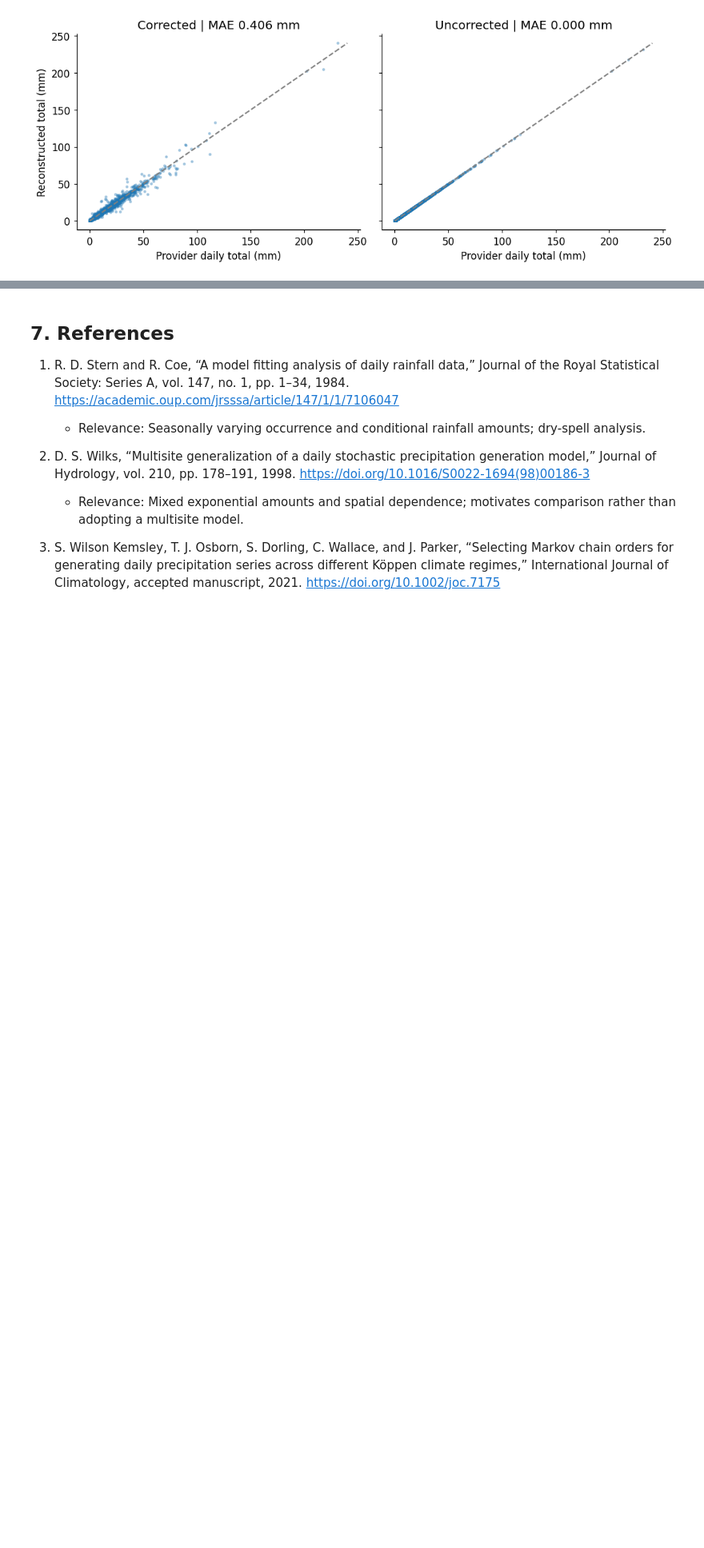
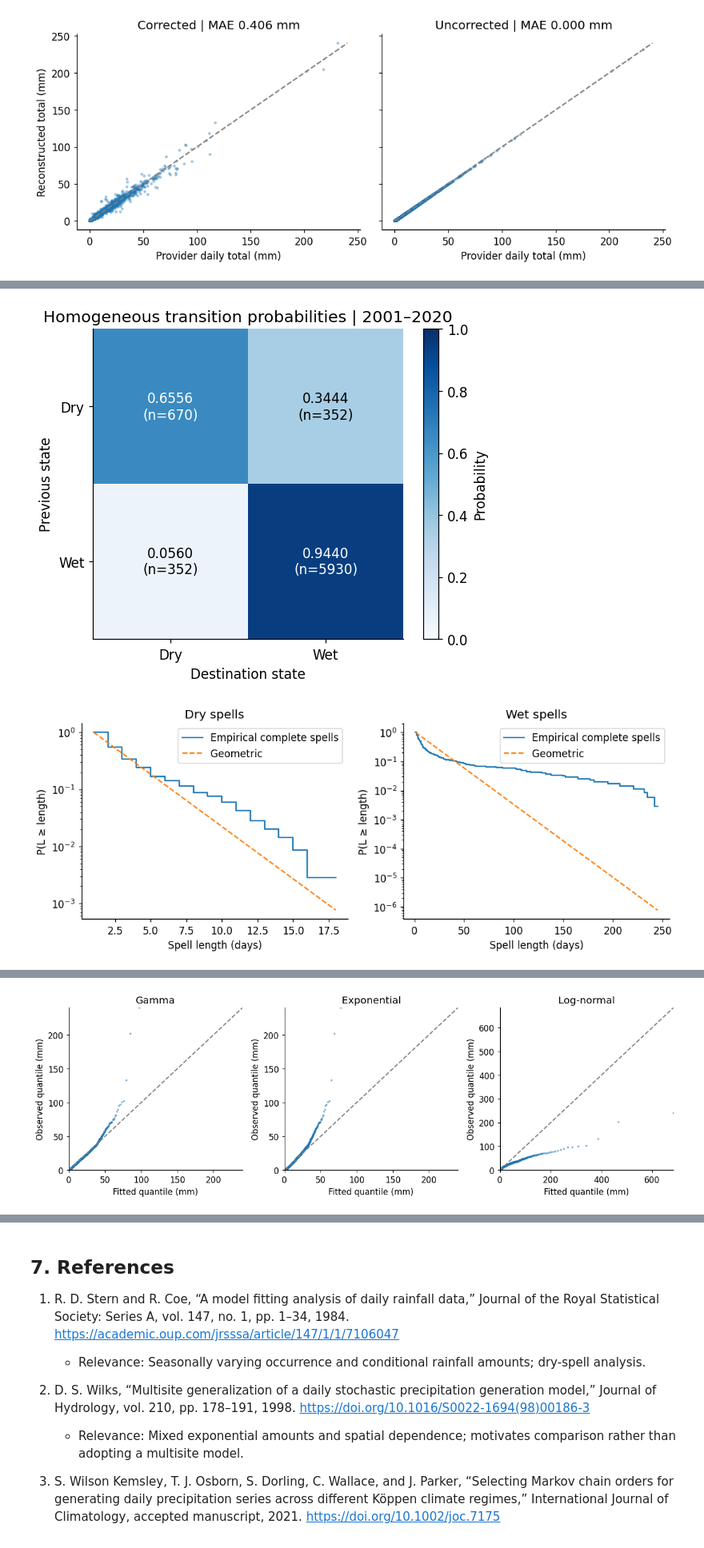
Before and after one commit to DilaraLiyanage/colombo-rainfall-simulator, a Jupyter notebook: notebook/colombo-rainfall-simulator.ipynb, the cells around one changed output, grey strips where cells are left out. Shown at 80% size. Saved outputs shown, nothing was run; the diff lists cells and outputs as text; code cells hidden in the pictures; blank space fills up the shorter version.

Commit message:
feat: calibrate Markov chain and rainfall intensity distributions

```diff
--- a/notebook/colombo-rainfall-simulator.ipynb
+++ b/notebook/colombo-rainfall-simulator.ipynb
@@ -180,7 +202,7 @@ season_map = {1:'NEM',2:'NEM',3:'FIM',4:'FIM',5:'SWM',6:'SWM',7:'SWM',8:'SWM',9:
 df['season'] = df.month.map(season_map)
 df['split'] = np.where(df.date<=CAL_END,'calibration','evaluation')
 cal_mask = df.split.eq('calibration')
-q95,q99 = df.loc[cal_mask,'rainfall_mm'].quantile([.95,.99],interpolation='linear').to_numpy()
+q95,q99 = df.loc[cal_mask,'rainfall_mm'].quantile(list(QUANTILES),interpolation='linear').to_numpy()
 df['is_extreme'] = df.rainfall_mm > q95
 columns = ['date','rainfall_mm','model_rainfall_mm','is_wet','year','month','season','is_extreme','split']
 df = df[columns]
@@ -292,0 +485,17 @@ axs[0].set_ylabel('Reconstructed total (mm)'); finish(fig,'F07_daily_aggregation
+# %%
+# C14
+seasons=['NEM','FIM','SWM','SIM']; seasonal_rows=[]; seasonal_counts=[]
+for season in seasons:
+    counts,matrix=transition_counts(pairs[pairs.season==season])
+    values=cal.loc[cal.is_wet & cal.season.eq(season),'rainfall_mm'].to_numpy()
+    fit=fit_truncated('Gamma',values)
+    row=fit_row('Gamma',fit,values); row['season']=season
+    for i in (0,1):
+        for j in (0,1):
+            row[f'n{i}{j}']=counts[i,j]; row[f'p{i}{j}']=matrix[i,j]
+    seasonal_rows.append(row); seasonal_counts.append(counts)
+assert np.array_equal(np.sum(seasonal_counts,axis=0),N)
+seasonal=pd.DataFrame(seasonal_rows)
+seasonal.to_csv(PROCESSED_DIR/'seasonal_parameters.csv',index=False)
+display(seasonal)
+print('Seasonal counts exactly partition the homogeneous counts; all fits converged.')
@@ -292,0 +509,31 @@ axs[0].set_ylabel('Reconstructed total (mm)'); finish(fig,'F07_daily_aggregation
+# %%
+# C15
+fig,ax=plt.subplots(figsize=(5.5,4.5)); im=ax.imshow(P,vmin=0,vmax=1,cmap='Blues')
+for i in (0,1):
+    for j in (0,1): ax.text(j,i,f'{P[i,j]:.4f}\n(n={N[i,j]})',ha='center',va='center',color='white' if P[i,j]>.5 else 'black')
+ax.set(xticks=[0,1],yticks=[0,1],xticklabels=['Dry','Wet'],yticklabels=['Dry','Wet'],xlabel='Destination state',ylabel='Previous state',title='Homogeneous transition probabilities | 2001–2020'); fig.colorbar(im,ax=ax,label='Probability'); finish(fig,'F08_transition_matrix')
+fig,axes=plt.subplots(1,2,figsize=(10,4))
+for i,ax in enumerate(axes):
+    v=spells[i]; k=np.arange(1,max(v)+1); ax.step(k,[np.mean(v>=t) for t in k],where='post',label='Empirical complete spells'); ax.plot(k,stats.geom.sf(k-1,P[i,1-i]),label='Geometric',ls='--'); ax.set(yscale='log',xlabel='Spell length (days)',ylabel='P(L ≥ length)',title=['Dry spells','Wet spells'][i]); ax.legend()
+finish(fig,'F09_spell_distributions')
+grid=np.linspace(WET,np.quantile(x,.995),600)
+fig,ax=plt.subplots(figsize=(8,4.5)); ax.hist(x,bins=np.linspace(WET,x.max(),100),density=True,alpha=.25,label='Observed wet days')
+for name,(d,*_) in fits.items(): ax.plot(grid,d.pdf(grid)/d.sf(WET),label=name)
+ax.set(xlim=(WET,grid[-1]),xlabel='Wet-day rainfall (mm)',ylabel='Density (1/mm)',title='Truncated rainfall densities (view to P99.5)'); ax.legend(); finish(fig,'F10_fitted_densities')
+fig,ax=plt.subplots(figsize=(8,4.5)); sx=np.sort(x); ax.step(sx,np.arange(1,len(x)+1)/len(x),where='post',label='Empirical')
+for name,(d,*_) in fits.items(): ax.plot(grid,1-survival(d,grid),label=name)
+ax.set(xlim=(WET,grid[-1]),xlabel='Wet-day rainfall (mm)',ylabel='Cumulative probability',title='Conditional rainfall CDF'); ax.legend(); finish(fig,'F11_fitted_cdfs')
+fig,axes=plt.subplots(1,3,figsize=(12,4)); u=(np.arange(1,len(x)+1)-.5)/len(x)
+for ax,(name,(d,*_)) in zip(axes,fits.items()):
+    theoretical=quantile(d,u); lim=max(sx.max(),theoretical.max()); ax.scatter(theoretical,sx,s=3,alpha=.4); ax.plot([0,lim],[0,lim],ls='--',color='gray'); ax.set(xlabel='Fitted quantile (mm)',ylabel='Observed quantile (mm)',title=name,xlim=(0,lim),ylim=(0,lim))
+finish(fig,'F12_distribution_qq')
+fig,ax=plt.subplots(figsize=(8,4.5)); tgrid=np.linspace(WET,x.max(),500); empirical=np.array([np.mean(x>t) for t in tgrid]); ax.step(tgrid[empirical>0],empirical[empirical>0],where='post',label='Empirical')
+for name,(d,*_) in fits.items(): ax.plot(tgrid,survival(d,tgrid),label=name)
+for t in thresholds: ax.axvline(t,ls=':',color='gray',label=f'{t:.3f} mm')
+ax.set(yscale='log',ylim=(1e-5,1),xlabel='Rainfall threshold (mm)',ylabel='Conditional exceedance probability',title='Wet-day upper tail'); ax.legend(); finish(fig,'F13_upper_tail')
+fig,ax=plt.subplots(figsize=(8,4.5)); pos=np.arange(4); width=.19
+for k,key in enumerate(['p00','p01','p10','p11']): ax.bar(pos+(k-1.5)*width,seasonal[key],width,label=key)
+ax.set(xticks=pos,xticklabels=seasons,ylim=(0,1),ylabel='Transition probability',title='Seasonal transitions | destination-date grouping'); ax.legend(ncol=4); finish(fig,'F14_seasonal_transitions')
+# %% [output]
+[figure, added]
+[figure, added]
@@ -292,0 +542 @@ axs[0].set_ylabel('Reconstructed total (mm)'); finish(fig,'F07_daily_aggregation
+[figure, added]
```
Also changed, not shown: parts of 22 cells of this notebook, 25 other files.
